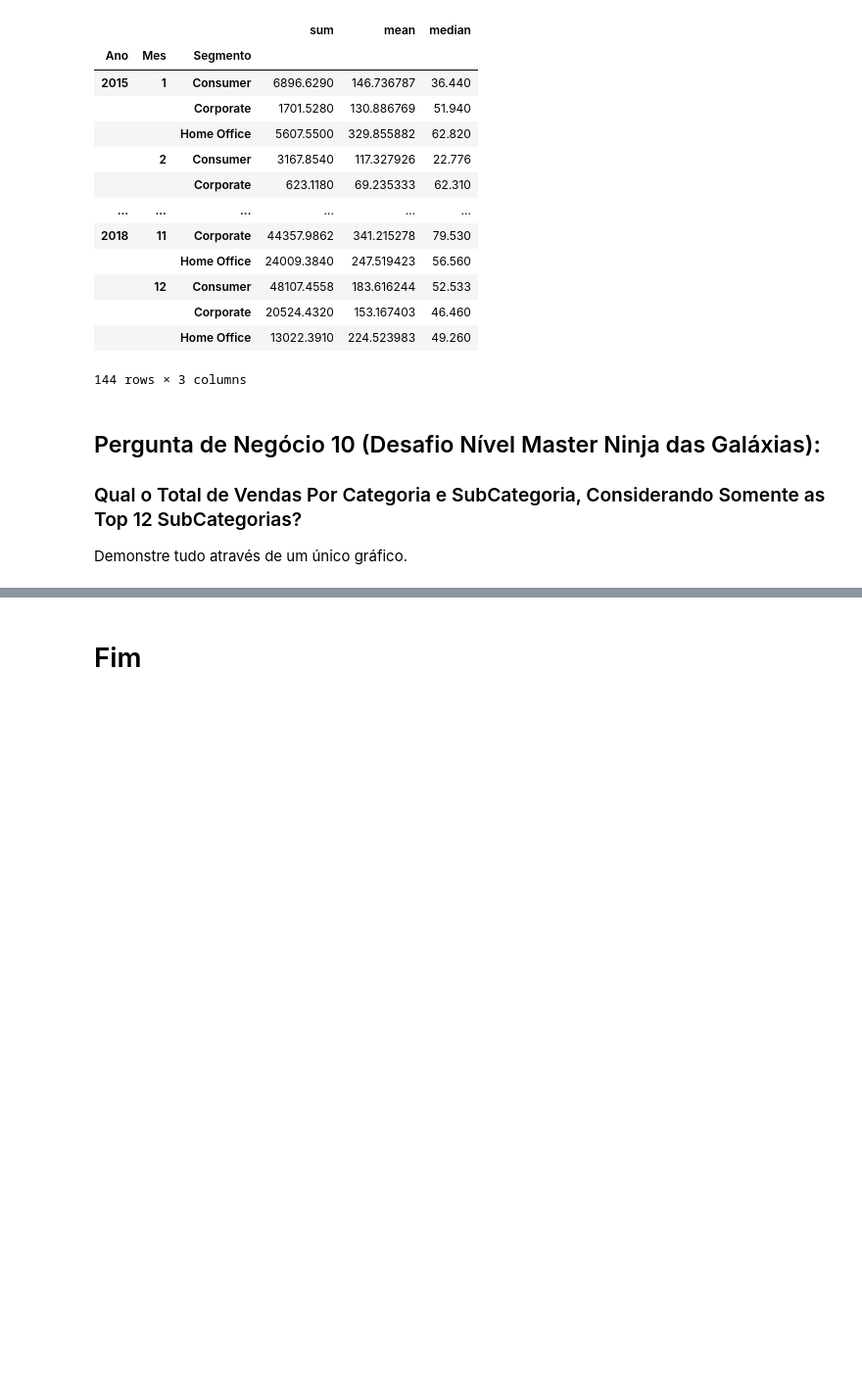
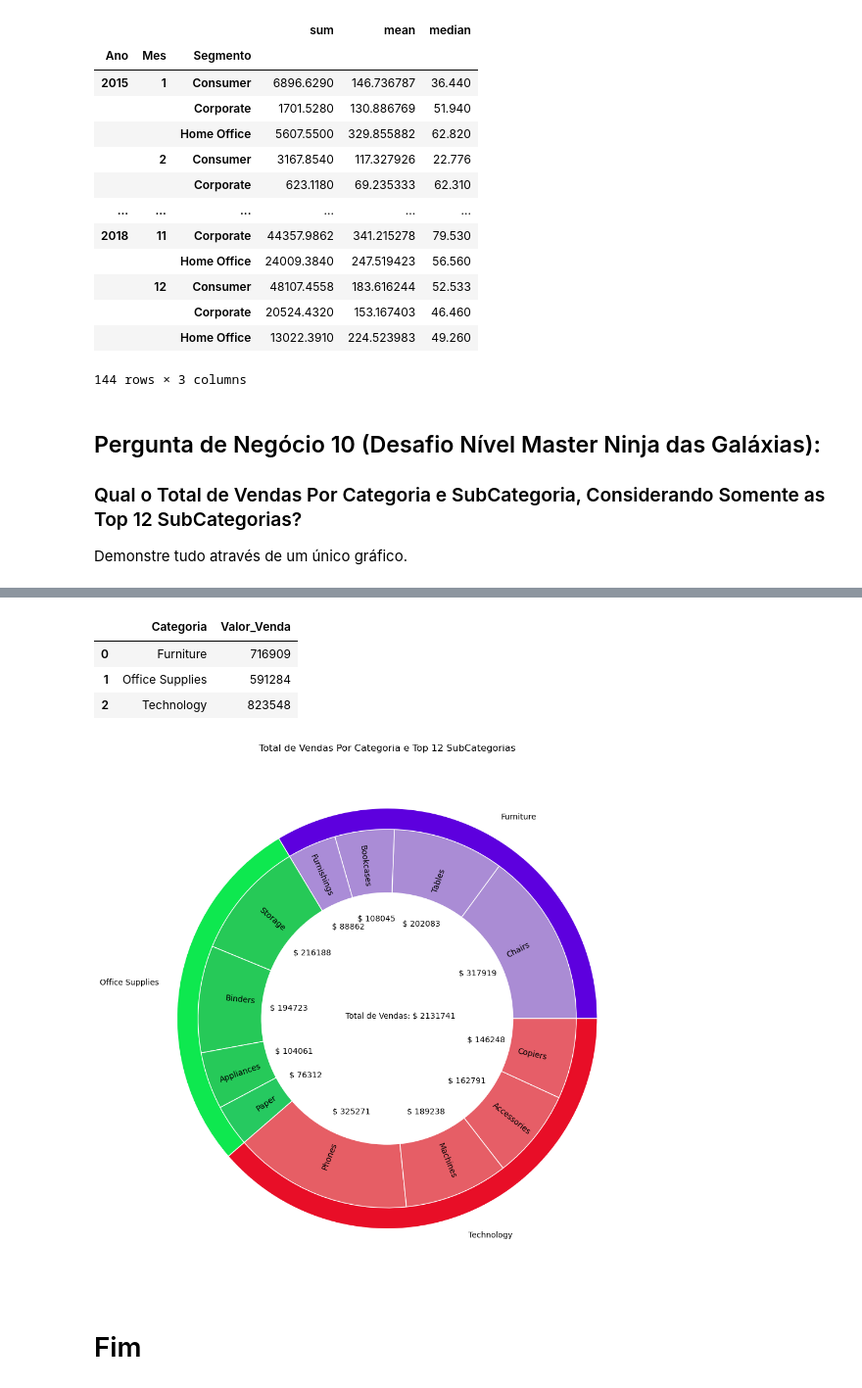
Before and after one commit to lucasqueiros/dsa, a Jupyter notebook: Cap13 - Projeto 2/Projeto2-Perguntas.ipynb, the cells around one changed output, grey strips where cells are left out. Shown at 98% size. Cells and saved outputs as stored; diff of their text form; code cells hidden in the pictures; blank space fills up the shorter version.

```diff
--- a/Cap13 - Projeto 2/Projeto2-Perguntas.ipynb
+++ b/Cap13 - Projeto 2/Projeto2-Perguntas.ipynb
@@ -376,0 +386,3 @@ Demonstre tudo através de um único gráfico.
+# %%
+# Convertemos a coluna Valor_Venda em número inteiro e classificamos por categoria
+df_dsa_p10 = df_dsa_p10[['Valor_Venda']].astype(int).sort_values(by = 'Categoria').reset_index()
@@ -376,0 +406,16 @@ Demonstre tudo através de um único gráfico.
+# %%
+# Criamos outro dataframe somente com os totais por categoria
+df_dsa_p10_cat = df_dsa_p10.groupby('Categoria').sum(numeric_only = True).reset_index()
+# %%
+# Dataframe com categorias
+df_dsa_p10_cat
+# %% [output]
+|  | Categoria | Valor_Venda |
+| 0 | Furniture | 716909 |
+| 1 | Office Supplies | 591284 |
+| 2 | Technology | 823548 |
+# %%
+# Listas de cores para categorias
+cores_categorias = ['#5d00de',
+                    '#0ee84f',
+                    '#e80e27']
@@ -377,2 +436,45 @@ Demonstre tudo através de um único gráfico.
+# %%
+# Função para converter os dados em valor absoluto
+def autopct_format(values):
+    def my_format(pct):
+        total = sum(values)
+        val = int(round(pct * total / 100.0))
+        return ' $ {v:d}'.format(v = val)
+    return my_format
+# %%
+# Plot
+
+# Tamanho da figura
+fig, ax = plt.subplots(figsize = (18,12))
+
+# Gráfico das categorias
+p1 = ax.pie(df_dsa_p10_cat['Valor_Venda'],
+            radius = 1,
+            labels = df_dsa_p10_cat['Categoria'],
+            wedgeprops = dict(edgecolor = 'white'),
+            colors = cores_categorias)
+
+# Gráfico das subcategorias
+p2 = ax.pie(df_dsa_p10['Valor_Venda'],
+            radius = 0.9,
+            labels = df_dsa_p10['SubCategoria'],
+            autopct = autopct_format(df_dsa_p10['Valor_Venda']),
+            colors = cores_subcategorias,
+            labeldistance = 0.7,
+            wedgeprops = dict(edgecolor = 'white'),
+            pctdistance = 0.53,
+            rotatelabels = True)
+
+# Limpa o centro do círculo
+centre_circle = plt.Circle((0, 0), 0.6, fc = 'white')
+
+# Labels e anotações
+fig = plt.gcf()
+fig.gca().add_artist(centre_circle)
+plt.annotate(text = 'Total de Vendas: ' + '$ ' + str(int(sum(df_dsa_p10['Valor_Venda']))), xy = (-0.2, 0))
+plt.title('Total de Vendas Por Categoria e Top 12 SubCategorias')
+plt.show()
+# %% [output]
+[figure, added]
 # %% [markdown]
 # Fim
```
Also changed, not shown: parts of 9 cells of this notebook, 12 other files.
